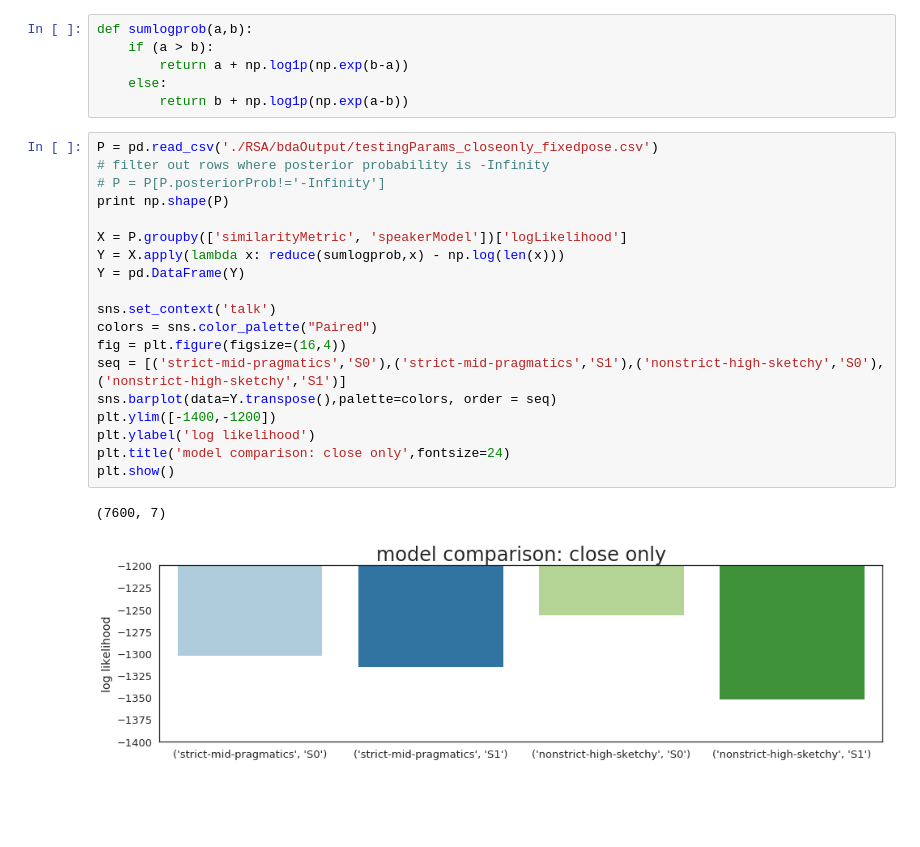
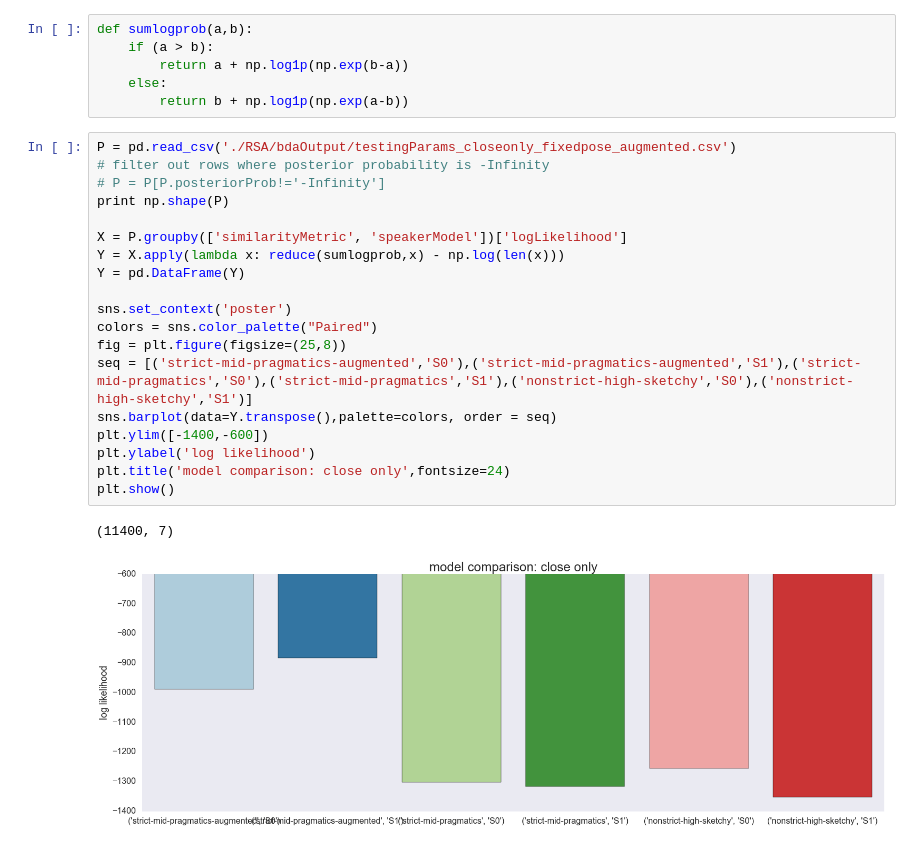
Before and after one commit to hawkrobe/reference_games, a Jupyter notebook: analysis/3dObjects/sketchpad_basic/pilot2_analysis_sketchpad_basic.ipynb, the cells around one changed output. Cells and saved outputs as stored; diff of their text form; blank space fills up the shorter version.

Commit message:
latest model comparison figs on fixedpose

```diff
--- a/analysis/3dObjects/sketchpad_basic/pilot2_analysis_sketchpad_basic.ipynb
+++ b/analysis/3dObjects/sketchpad_basic/pilot2_analysis_sketchpad_basic.ipynb
@@ -699,25 +699,25 @@ def sumlogprob(a,b):
     else:
         return b + np.log1p(np.exp(a-b))
 # %%
-P = pd.read_csv('./RSA/bdaOutput/testingParams_closeonly_fixedpose.csv')
+P = pd.read_csv('./RSA/bdaOutput/testingParams_closeonly_fixedpose_augmented.csv')
 # filter out rows where posterior probability is -Infinity
 # P = P[P.posteriorProb!='-Infinity']
 print np.shape(P)
 
 X = P.groupby(['similarityMetric', 'speakerModel'])['logLikelihood']
 Y = X.apply(lambda x: reduce(sumlogprob,x) - np.log(len(x)))
 Y = pd.DataFrame(Y)
 
-sns.set_context('talk')
+sns.set_context('poster')
 colors = sns.color_palette("Paired")
-fig = plt.figure(figsize=(16,4))
-seq = [('strict-mid-pragmatics','S0'),('strict-mid-pragmatics','S1'),('nonstrict-high-sketchy','S0'),('nonstrict-high-sketchy','S1')]
+fig = plt.figure(figsize=(25,8))
+seq = [('strict-mid-pragmatics-augmented','S0'),('strict-mid-pragmatics-augmented','S1'),('strict-mid-pragmatics','S0'),('strict-mid-pragmatics','S1'),('nonstrict-high-sketchy','S0'),('nonstrict-high-sketchy','S1')]
 sns.barplot(data=Y.transpose(),palette=colors, order = seq)
-plt.ylim([-1400,-1200])
+plt.ylim([-1400,-600])
 plt.ylabel('log likelihood')
 plt.title('model comparison: close only',fontsize=24)
 plt.show()
 # %% [output]
-(7600, 7)
+(11400, 7)
-[figure, old version]
+[figure, new version]
 # %%
```
Also changed, not shown: parts of 1 cell of this notebook.
